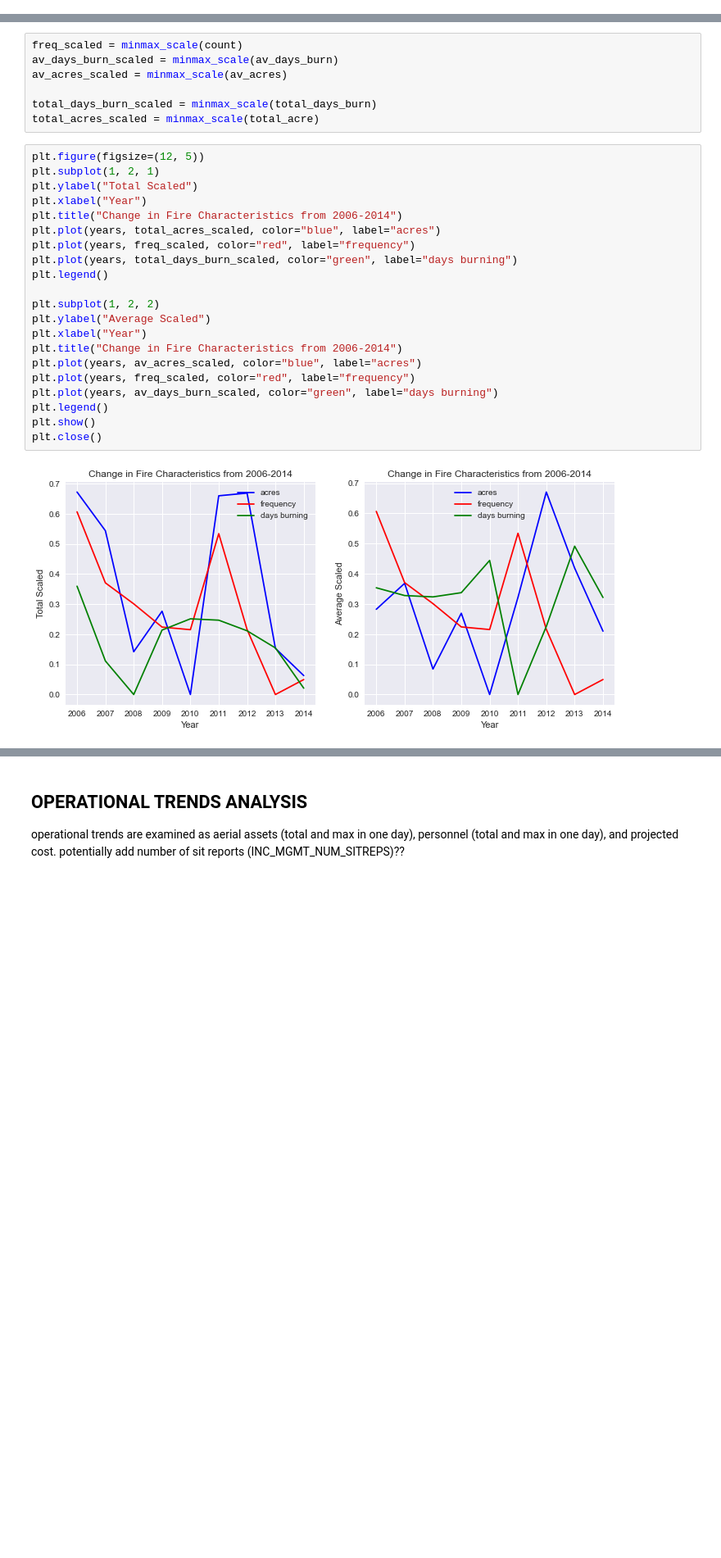
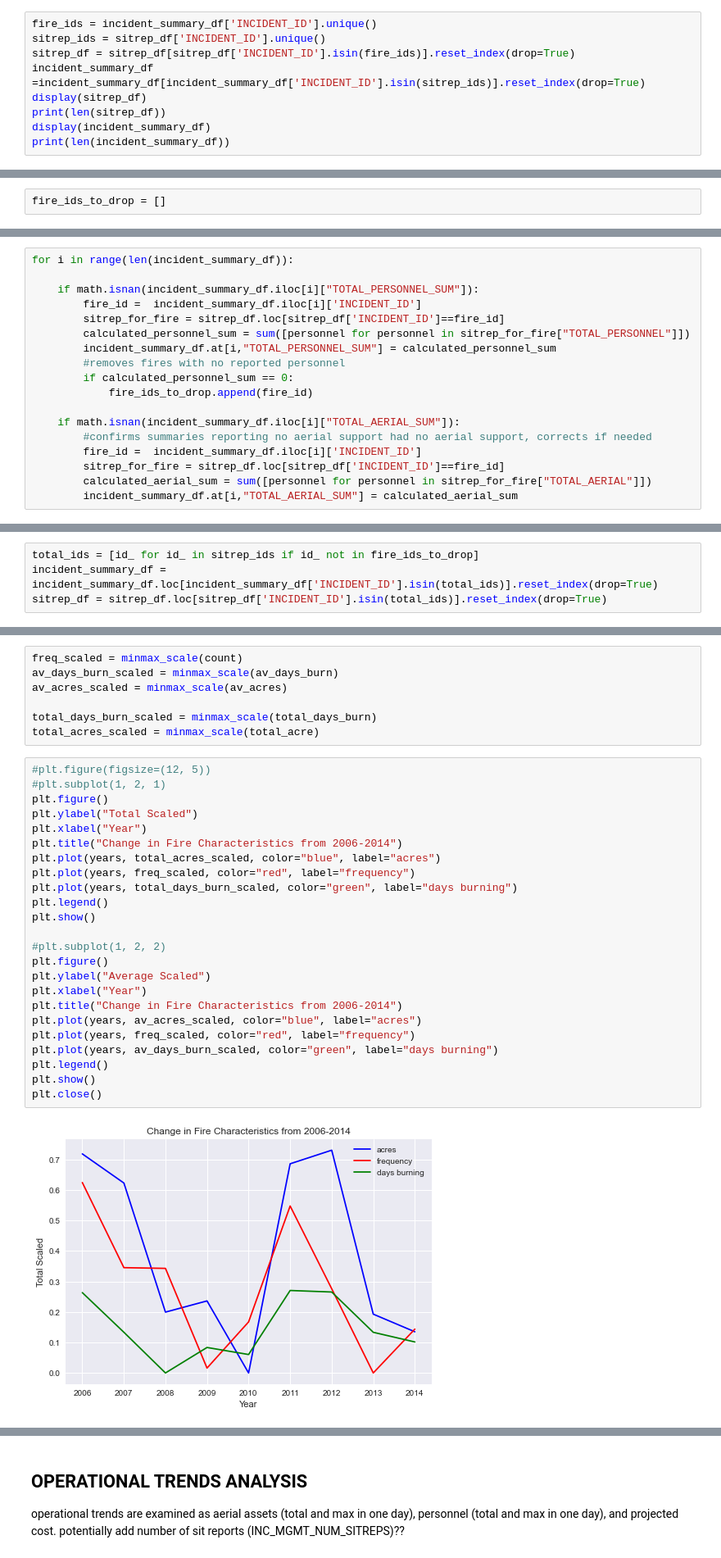
Before and after one commit to nasa/mika, a Jupyter notebook: notebooks/ICS quantitative analysis.ipynb, the cells around one changed output, grey strips where cells are left out. Shown at 82% size. Saved outputs shown, nothing was run; the diff lists cells and outputs as text; blank space fills up the shorter version.

```diff
--- a/notebooks/ICS quantitative analysis.ipynb
+++ b/notebooks/ICS quantitative analysis.ipynb
@@ -60,0 +45,9 @@ incident_summary_df
+# %%
+fire_ids = incident_summary_df['INCIDENT_ID'].unique()
+sitrep_ids = sitrep_df['INCIDENT_ID'].unique()
+sitrep_df = sitrep_df[sitrep_df['INCIDENT_ID'].isin(fire_ids)].reset_index(drop=True)
+incident_summary_df =incident_summary_df[incident_summary_df['INCIDENT_ID'].isin(sitrep_ids)].reset_index(drop=True)
+display(sitrep_df)
+print(len(sitrep_df))
+display(incident_summary_df)
+print(len(incident_summary_df))
@@ -60,0 +98,2 @@ incident_summary_df
+# %%
+fire_ids_to_drop = []
@@ -60,0 +147,18 @@ incident_summary_df
+# %%
+for i in range(len(incident_summary_df)):
+
+    if math.isnan(incident_summary_df.iloc[i]["TOTAL_PERSONNEL_SUM"]):
+        fire_id =  incident_summary_df.iloc[i]['INCIDENT_ID']
+        sitrep_for_fire = sitrep_df.loc[sitrep_df['INCIDENT_ID']==fire_id]
+        calculated_personnel_sum = sum([personnel for personnel in sitrep_for_fire["TOTAL_PERSONNEL"]])
+        incident_summary_df.at[i,"TOTAL_PERSONNEL_SUM"] = calculated_personnel_sum
+        #removes fires with no reported personnel
+        if calculated_personnel_sum == 0:
+            fire_ids_to_drop.append(fire_id)
+
+    if math.isnan(incident_summary_df.iloc[i]["TOTAL_AERIAL_SUM"]):
+        #confirms summaries reporting no aerial support had no aerial support, corrects if needed
+        fire_id =  incident_summary_df.iloc[i]['INCIDENT_ID']
+        sitrep_for_fire = sitrep_df.loc[sitrep_df['INCIDENT_ID']==fire_id]
+        calculated_aerial_sum = sum([personnel for personnel in sitrep_for_fire["TOTAL_AERIAL"]])
+        incident_summary_df.at[i,"TOTAL_AERIAL_SUM"] = calculated_aerial_sum
@@ -60,0 +171,4 @@ incident_summary_df
+# %%
+total_ids = [id_ for id_ in sitrep_ids if id_ not in fire_ids_to_drop]
+incident_summary_df = incident_summary_df.loc[incident_summary_df['INCIDENT_ID'].isin(total_ids)].reset_index(drop=True)
+sitrep_df = sitrep_df.loc[sitrep_df['INCIDENT_ID'].isin(total_ids)].reset_index(drop=True)
@@ -228,25 +348,28 @@ av_acres_scaled = minmax_scale(av_acres)
 total_days_burn_scaled = minmax_scale(total_days_burn)
 total_acres_scaled = minmax_scale(total_acre)
 # %%
-plt.figure(figsize=(12, 5))
-plt.subplot(1, 2, 1)
+#plt.figure(figsize=(12, 5))
+#plt.subplot(1, 2, 1)
+plt.figure()
 plt.ylabel("Total Scaled")
 plt.xlabel("Year")
 plt.title("Change in Fire Characteristics from 2006-2014")
 plt.plot(years, total_acres_scaled, color="blue", label="acres")
 plt.plot(years, freq_scaled, color="red", label="frequency")
 plt.plot(years, total_days_burn_scaled, color="green", label="days burning")
 plt.legend()
+plt.show()
 
-plt.subplot(1, 2, 2)
+#plt.subplot(1, 2, 2)
+plt.figure()
 plt.ylabel("Average Scaled")
 plt.xlabel("Year")
 plt.title("Change in Fire Characteristics from 2006-2014")
 plt.plot(years, av_acres_scaled, color="blue", label="acres")
 plt.plot(years, freq_scaled, color="red", label="frequency")
 plt.plot(years, av_days_burn_scaled, color="green", label="days burning")
 plt.legend()
 plt.show()
 plt.close()
 # %% [output]
-[figure, old version]
+[figure, new version]
```
Also changed, not shown: parts of 52 cells of this notebook.
